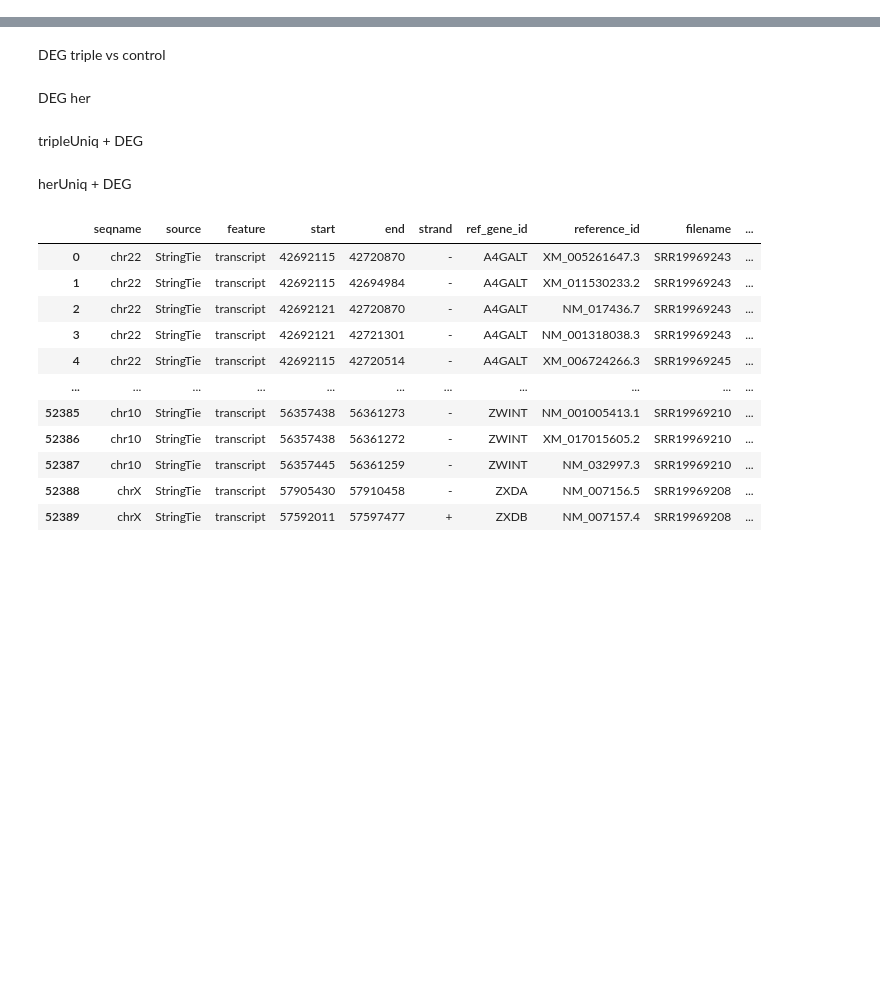
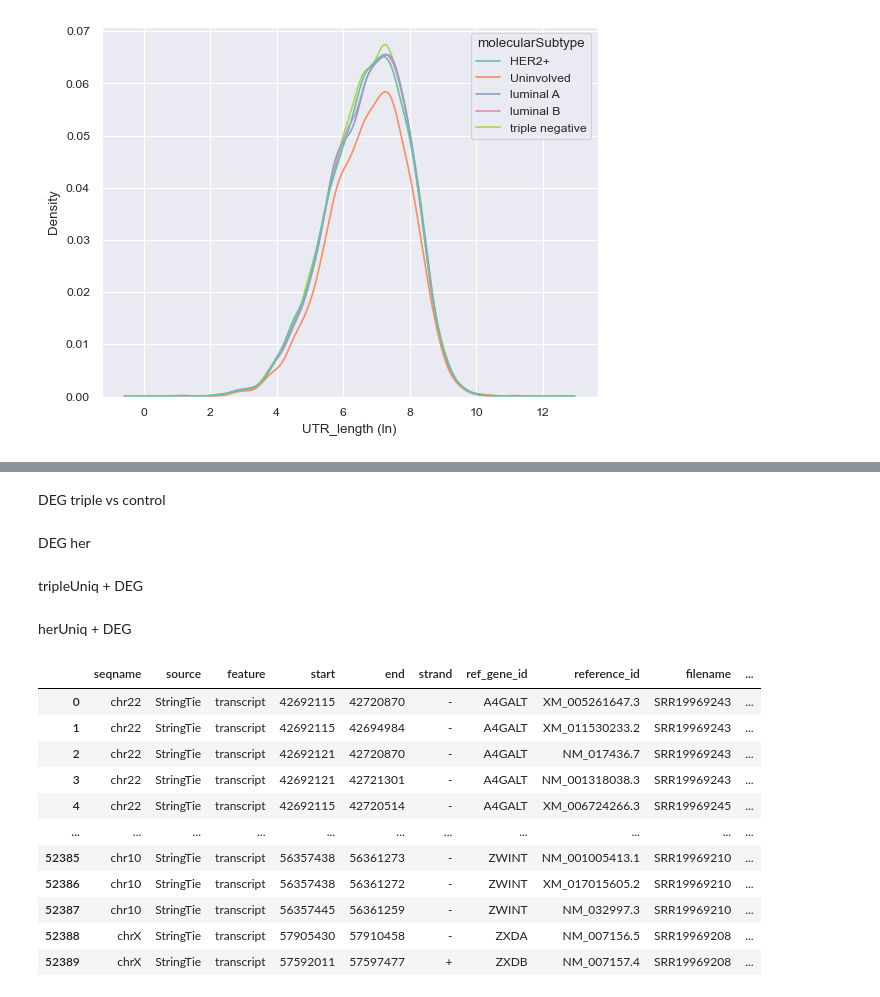
Before and after one commit to dziczek666/DataAnalysisUTR, a Jupyter notebook: official.ipynb, the cells around one changed output, grey strips where cells are left out. Saved outputs shown, nothing was run; the diff lists cells and outputs as text; code cells hidden in the pictures; blank space fills up the shorter version.

```diff
--- a/official.ipynb
+++ b/official.ipynb
@@ -132,10 +135,12 @@ fig
 # %%
-sns.kdeplot(data=filtered_df2, x="UTR_length (ln)", hue="molecularSubtype", palette='Set2')
+sns.kdeplot(data=df2, x="UTR_length (ln)", hue="molecularSubtype", palette='Set2')
 sns.color_palette()
 # plt.subtitle("Wykres gęstości długości 3'UTR (log) dla podtypów molekularnych")
 sns.set_theme()
 sns.set_context("paper")
-plt.savefig("density.png", dpi=300)
+# plt.savefig("density.png", dpi=300)
+# %% [output]
+[figure, added]
 # %%
 df2 = df2[df2['UTR_type']!='no change']
 # %%
```
Also changed, not shown: parts of 12 cells of this notebook, 3 other files.
